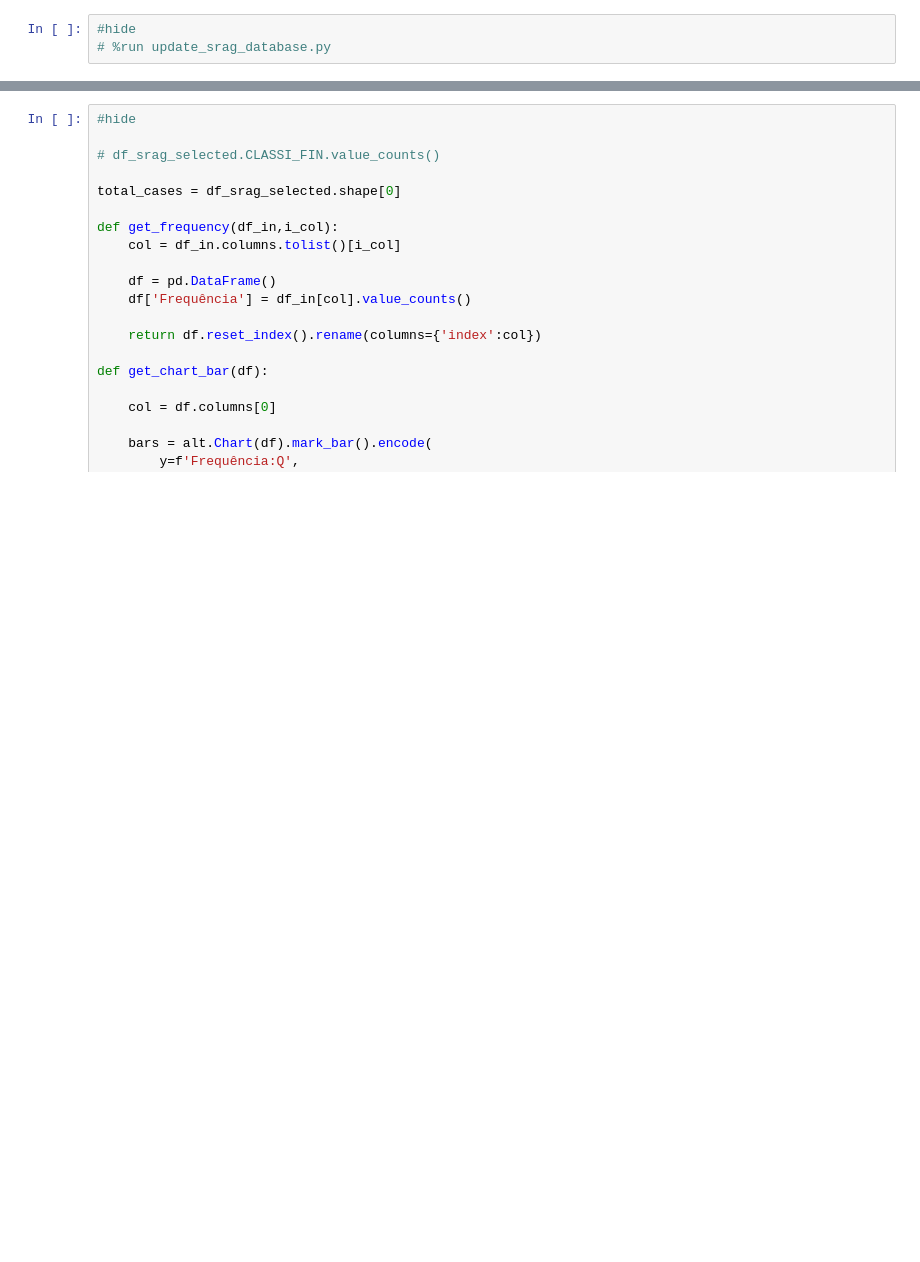
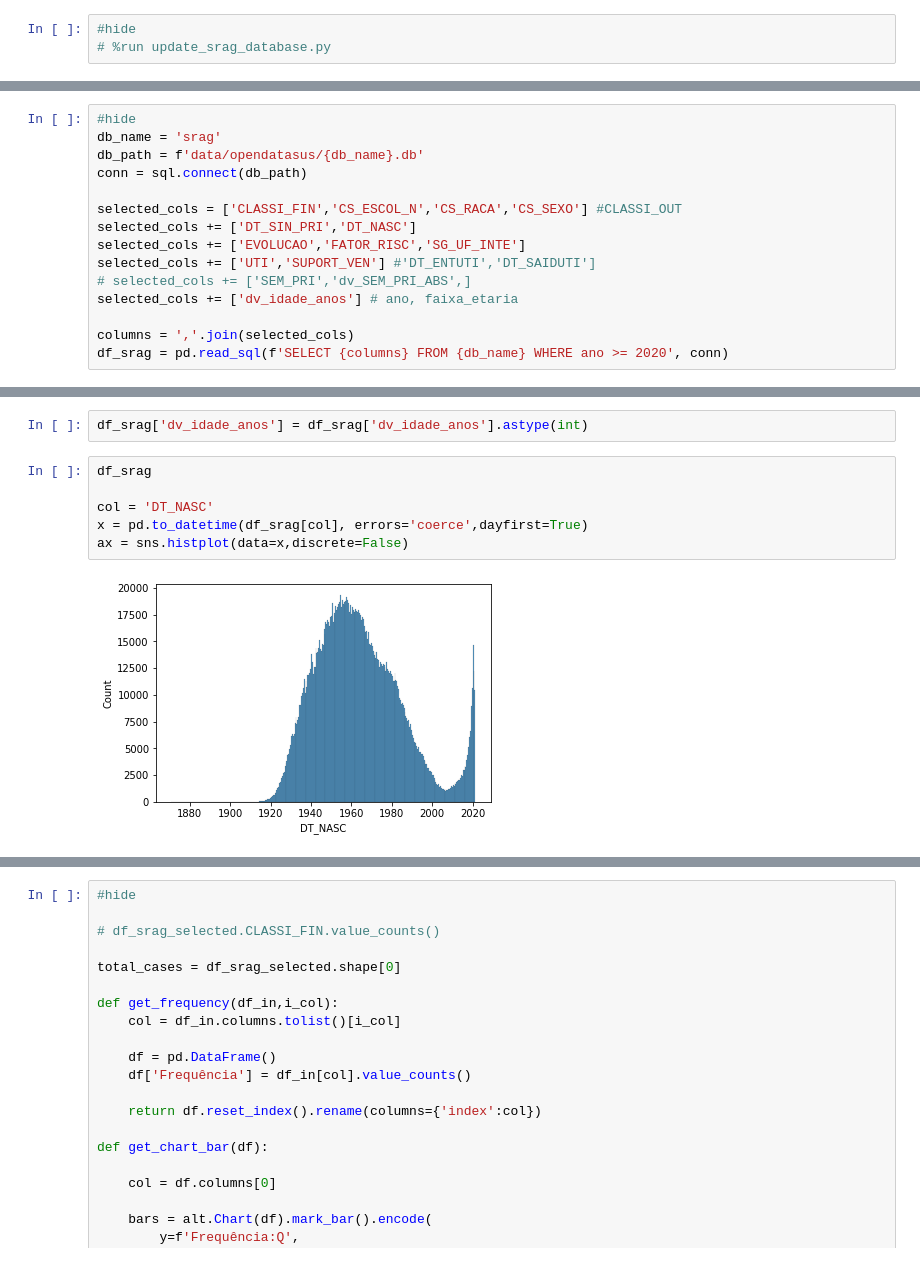
Before and after one commit to victor-marchesini/myfastpage, a Jupyter notebook: _notebooks/2021-06-06-AtividadeFinal-Parte1.ipynb, the cells around one changed output, grey strips where cells are left out. Saved outputs shown, nothing was run; the diff lists cells and outputs as text; blank space fills up the shorter version.

```diff
--- a/_notebooks/2021-06-06-AtividadeFinal-Parte1.ipynb
+++ b/_notebooks/2021-06-06-AtividadeFinal-Parte1.ipynb
@@ -167,3 +130,18 @@ assert df_srag.shape[1]==35
+# %%
+#hide
+db_name = 'srag'
+db_path = f'data/opendatasus/{db_name}.db'
+conn = sql.connect(db_path)
+
+selected_cols = ['CLASSI_FIN','CS_ESCOL_N','CS_RACA','CS_SEXO'] #CLASSI_OUT
+selected_cols += ['DT_SIN_PRI','DT_NASC']
+selected_cols += ['EVOLUCAO','FATOR_RISC','SG_UF_INTE']
+selected_cols += ['UTI','SUPORT_VEN'] #'DT_ENTUTI','DT_SAIDUTI']
+# selected_cols += ['SEM_PRI','dv_SEM_PRI_ABS',]
+selected_cols += ['dv_idade_anos'] # ano, faixa_etaria
+
+columns = ','.join(selected_cols)
+df_srag = pd.read_sql(f'SELECT {columns} FROM {db_name} WHERE ano >= 2020', conn)
 # %%
 #hide
 
@@ -400,0 +331,10 @@ df_desc
+# %%
+df_srag['dv_idade_anos'] = df_srag['dv_idade_anos'].astype(int)
+# %%
+df_srag
+
+col = 'DT_NASC'
+x = pd.to_datetime(df_srag[col], errors='coerce',dayfirst=True)
+ax = sns.histplot(data=x,discrete=False)
+# %% [output]
+[figure, added]
```
Also changed, not shown: parts of 21 cells of this notebook.
